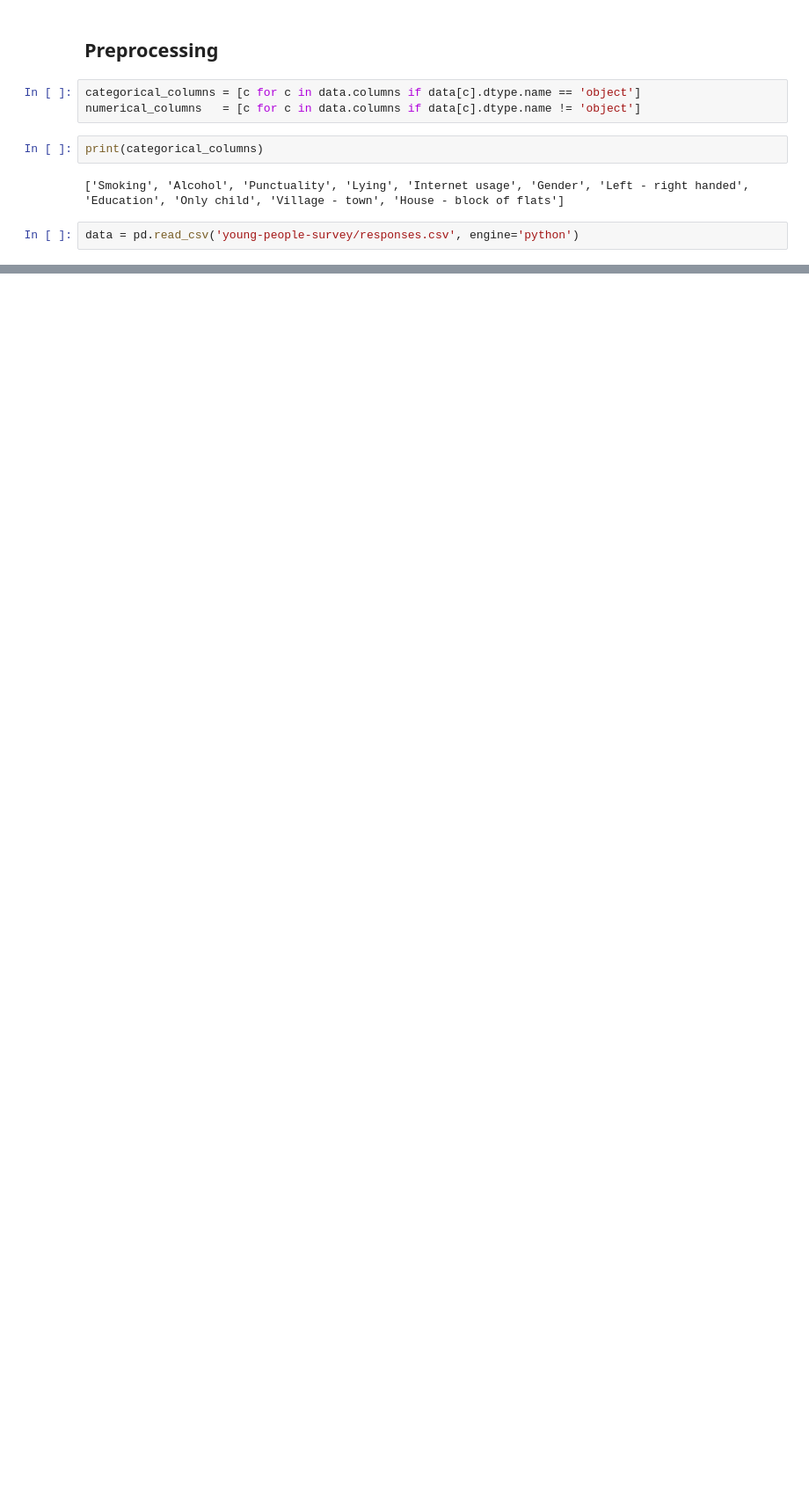
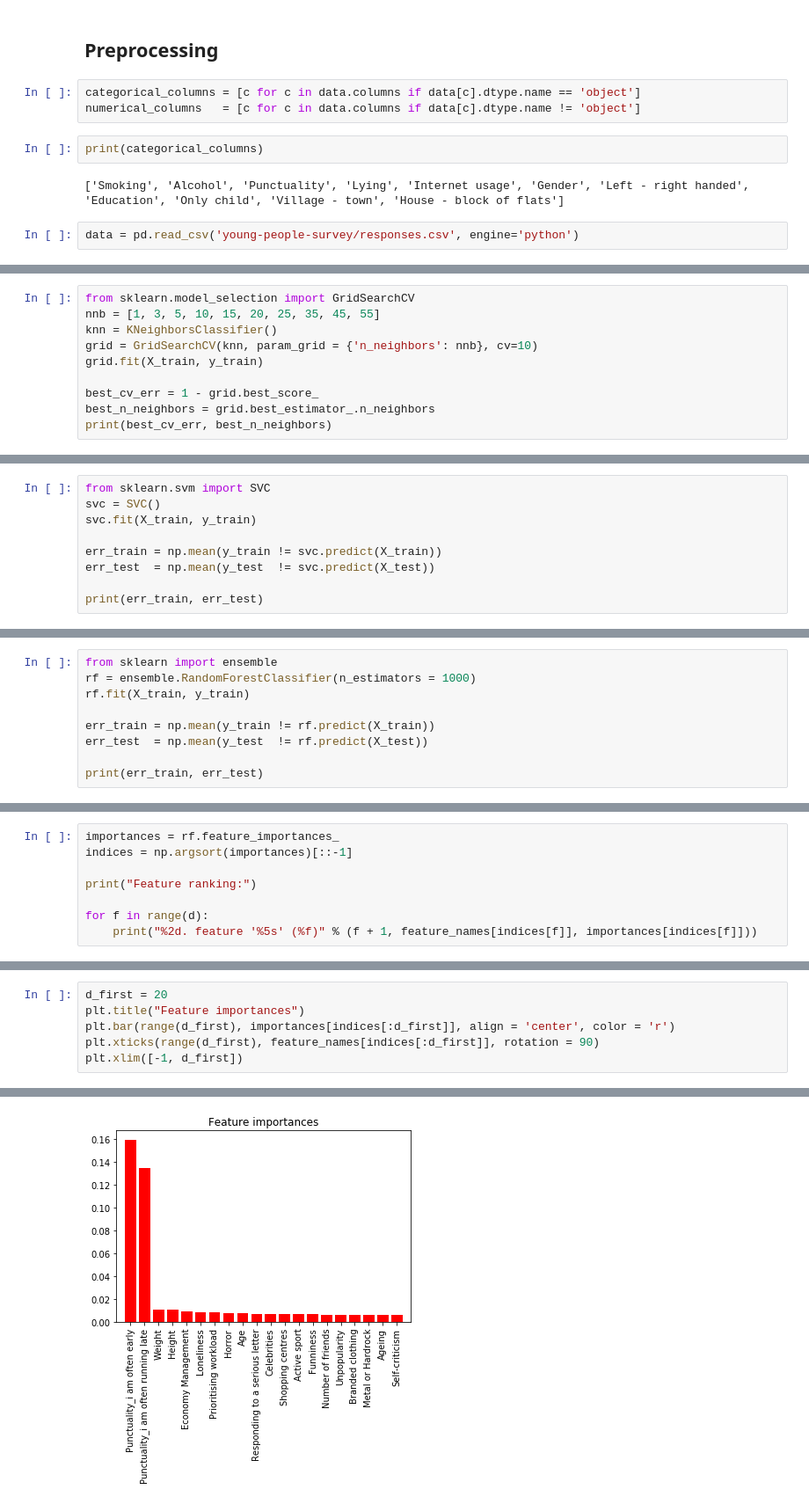
Before and after one commit to myvaheed/ml_edu, a Jupyter notebook: notebook.ipynb, the cells around one changed output, grey strips where cells are left out. Shown: that part at 88% size. Drawn from its saved outputs; the diff is of its cells as text; blank space fills up the shorter version.

```diff
--- a/notebook.ipynb
+++ b/notebook.ipynb
@@ -209,0 +316,10 @@ data = data.drop(['Left - right handed', 'Number of siblings', ''])
+# %%
+from sklearn.model_selection import GridSearchCV
+nnb = [1, 3, 5, 10, 15, 20, 25, 35, 45, 55]
+knn = KNeighborsClassifier()
+grid = GridSearchCV(knn, param_grid = {'n_neighbors': nnb}, cv=10)
+grid.fit(X_train, y_train)
+
+best_cv_err = 1 - grid.best_score_
+best_n_neighbors = grid.best_estimator_.n_neighbors
+print(best_cv_err, best_n_neighbors)
@@ -209,0 +339,9 @@ data = data.drop(['Left - right handed', 'Number of siblings', ''])
+# %%
+from sklearn.svm import SVC
+svc = SVC()
+svc.fit(X_train, y_train)
+
+err_train = np.mean(y_train != svc.predict(X_train))
+err_test  = np.mean(y_test  != svc.predict(X_test))
+
+print(err_train, err_test)
@@ -209,0 +352,9 @@ data = data.drop(['Left - right handed', 'Number of siblings', ''])
+# %%
+from sklearn import ensemble
+rf = ensemble.RandomForestClassifier(n_estimators = 1000)
+rf.fit(X_train, y_train)
+
+err_train = np.mean(y_train != rf.predict(X_train))
+err_test  = np.mean(y_test  != rf.predict(X_test))
+
+print(err_train, err_test)
@@ -209,0 +394,8 @@ data = data.drop(['Left - right handed', 'Number of siblings', ''])
+# %%
+importances = rf.feature_importances_
+indices = np.argsort(importances)[::-1]
+
+print("Feature ranking:")
+
+for f in range(d):
+    print("%2d. feature '%5s' (%f)" % (f + 1, feature_names[indices[f]], importances[indices[f]]))
@@ -209,0 +420,7 @@ data = data.drop(['Left - right handed', 'Number of siblings', ''])
+# %%
+d_first = 20
+plt.title("Feature importances")
+plt.bar(range(d_first), importances[indices[:d_first]], align = 'center', color = 'r')
+plt.xticks(range(d_first), feature_names[indices[:d_first]], rotation = 90)
+plt.xlim([-1, d_first])
+# %% [output]
@@ -209,0 +428 @@ data = data.drop(['Left - right handed', 'Number of siblings', ''])
+[figure, added]
```
Also changed, not shown: parts of 62 cells of this notebook, 3 other files.
